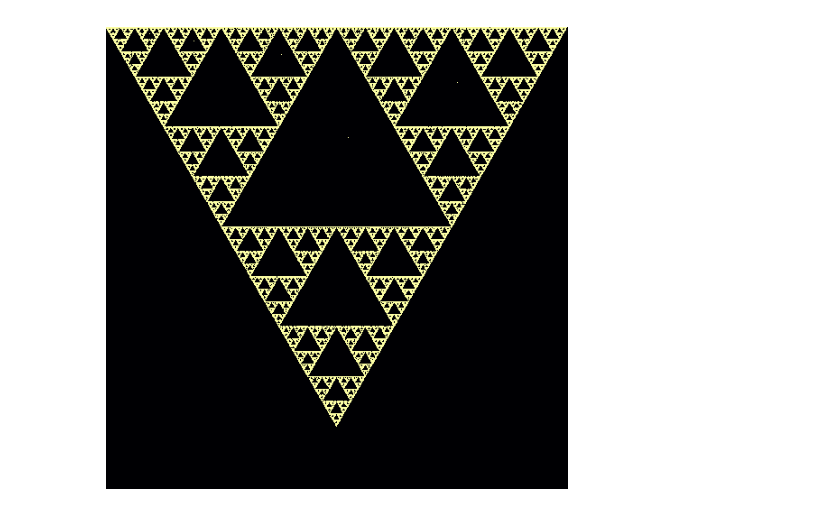
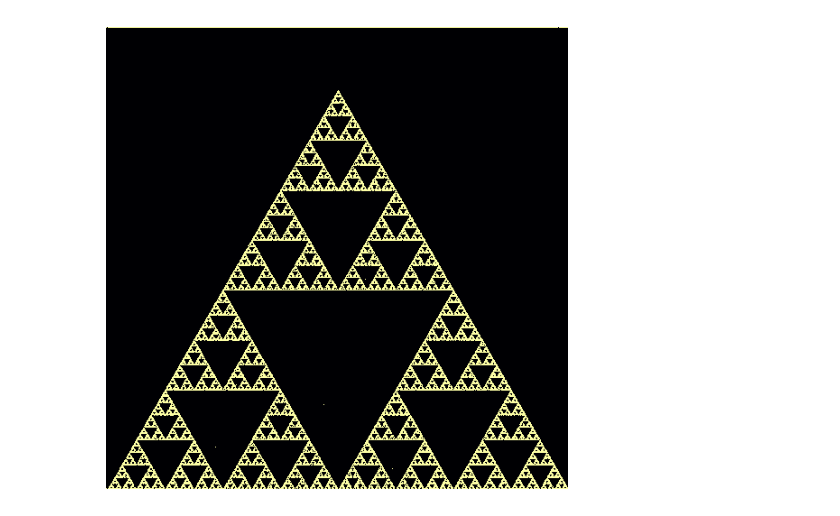
Before and after one commit to abhyagarg22/fractal-implementation, a Jupyter notebook: fractal_implementation.ipynb, the cells around one changed output. Drawn from its saved outputs; the diff is of its cells as text; code cells hidden in the pictures.

```diff
--- a/fractal_implementation.ipynb
+++ b/fractal_implementation.ipynb
@@ -9,37 +9,44 @@ size = 512  # Image size (size x size)
 iterations = 100000  # Number of points to generate
 
 # Define the three corners of the triangle
 corners = torch.tensor([[0.0, 0.0],
                         [1.0, 0.0],
                         [0.5, 0.866]])  # height = sqrt(3)/2 for equilateral
 
 # Initialize the first point randomly
-point = torch.rand(1, 2)
+point = torch.rand(1, 2) #torch.rand(1, 2) generates a tensor with shape (1,2) → one 2D point.
 
 # Store all points
-points = torch.zeros(iterations, 2)
+points = torch.zeros(iterations, 2) #Pre-allocates a tensor points to store every point you generate.
 
 for i in range(iterations):
     # Randomly select one of the three corners
-    corner = corners[torch.randint(0, 3, (1,))]
+    corner = corners[torch.randint(0, 3, (1,))] #torch.randint(0, 3, (1,)) → randomly picks 0, 1, or 2.This chooses one of the triangle vertices (corners).
     # Move halfway toward the corner
     point = (point + corner) / 2
     points[i] = point
 
 # Scale points to image size
-x = (points[:, 0] * (size - 1)).long()
+x = (points[:, 0] * (size - 1)).long() #Multiplying by (size - 1) scales them to pixel coordinates 0–511.
 y = (points[:, 1] * (size - 1)).long()
 
 # Create an empty image
-image = torch.zeros(size, size)
+image = torch.zeros(size, size) #Makes a blank 512 × 512 tensor to act like an image
 
 # Set the points in the image
-image[y, x] = 1.0
+image[-y,-x] = 1.0
 
 # Plot the fractal
 plt.figure(figsize=(6,6))
 plt.imshow(image, cmap='inferno')
+#plt.scatter(points[:,0], points[:,1], s=0.1, color="orange")
+
+#plt.hist2d(points[:,0], points[:,1], bins=300, cmap="inferno")
+#plt.colorbar(label="Density")
+
+#choices = torch.zeros(iterations, dtype=torch.int64)
+#plt.scatter(points[:,0], points[:,1], c=choices, cmap="viridis", s=0.2)
 plt.axis('off')
 plt.show()
 # %% [output]
-[figure, old version]
+[figure, new version]
```
Also changed, not shown: parts of 1 cell of this notebook.
